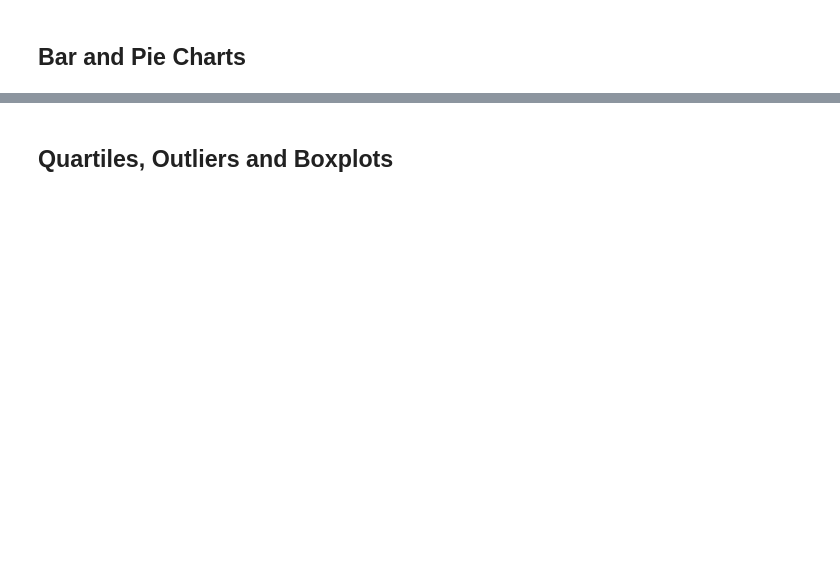
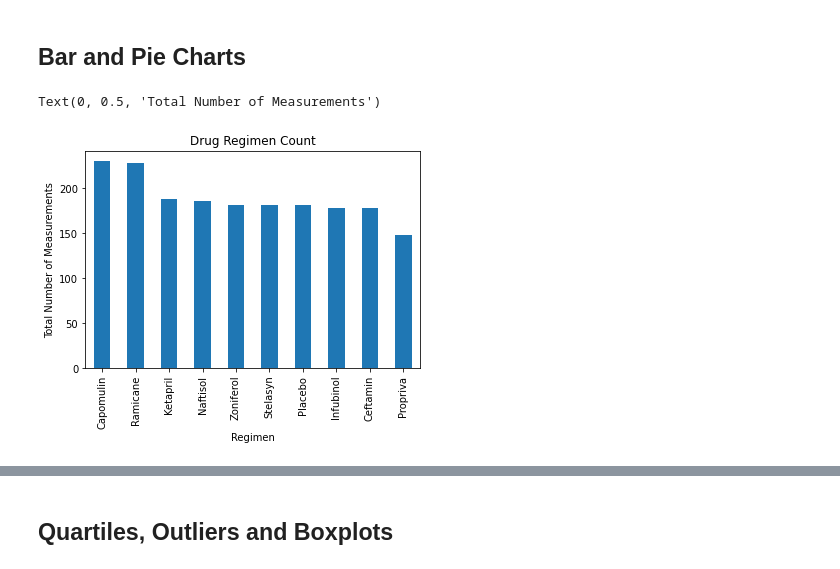
Before and after one commit to aftheiss/matplotlib-homework, a Jupyter notebook: pymaceuticals_starter.ipynb, the cells around one changed output, grey strips where cells are left out. Saved outputs shown, nothing was run; the diff lists cells and outputs as text; code cells hidden in the pictures; blank space fills up the shorter version.

```diff
--- a/pymaceuticals_starter.ipynb
+++ b/pymaceuticals_starter.ipynb
@@ -41,3 +58,6 @@ mice_count2
 | 0 | 249 |
 # %%
 # Getting the duplicate mice by ID number that shows up for Mouse ID and Timepoint.
+
+#duplicatemice = micemerge_df.loc[micemerge_df.duplicated(subset=["Mouse ID", "Timepoint"]),"Mouse ID"].unique()
+duplicatemice = micemerge_df.loc[micemerge_df.duplicated(subset=["Mouse ID", "Timepoint"]),"Mouse ID"].unique()
@@ -46,2 +73,8 @@ mice_count2
 # %%
 # Create a clean DataFrame by dropping the duplicate mouse by its ID.
+#df[df["column"].isin(["value"]) == False]
+
+
+clean_mice = micemerge_df[micemerge_df["Mouse ID"].isin(duplicatemice)==False]
+
+clean_mice.round(4)
@@ -62,2 +180,13 @@ mice_count2
 # %% [markdown]
 ## Bar and Pie Charts
+# %%
+# Generate a bar plot showing the total number of measurements taken on each drug regimen using pandas.
+
+drug_bar = clean_mice["Drug Regimen"].value_counts().plot.bar()
+
+plt.title("Drug Regimen Count")
+plt.xlabel("Regimen")
+plt.ylabel("Total Number of Measurements")
+# %% [output]
+Text(0, 0.5, 'Total Number of Measurements')
+[figure, added]
```
Also changed, not shown: parts of 16 cells of this notebook, 1 other file.
